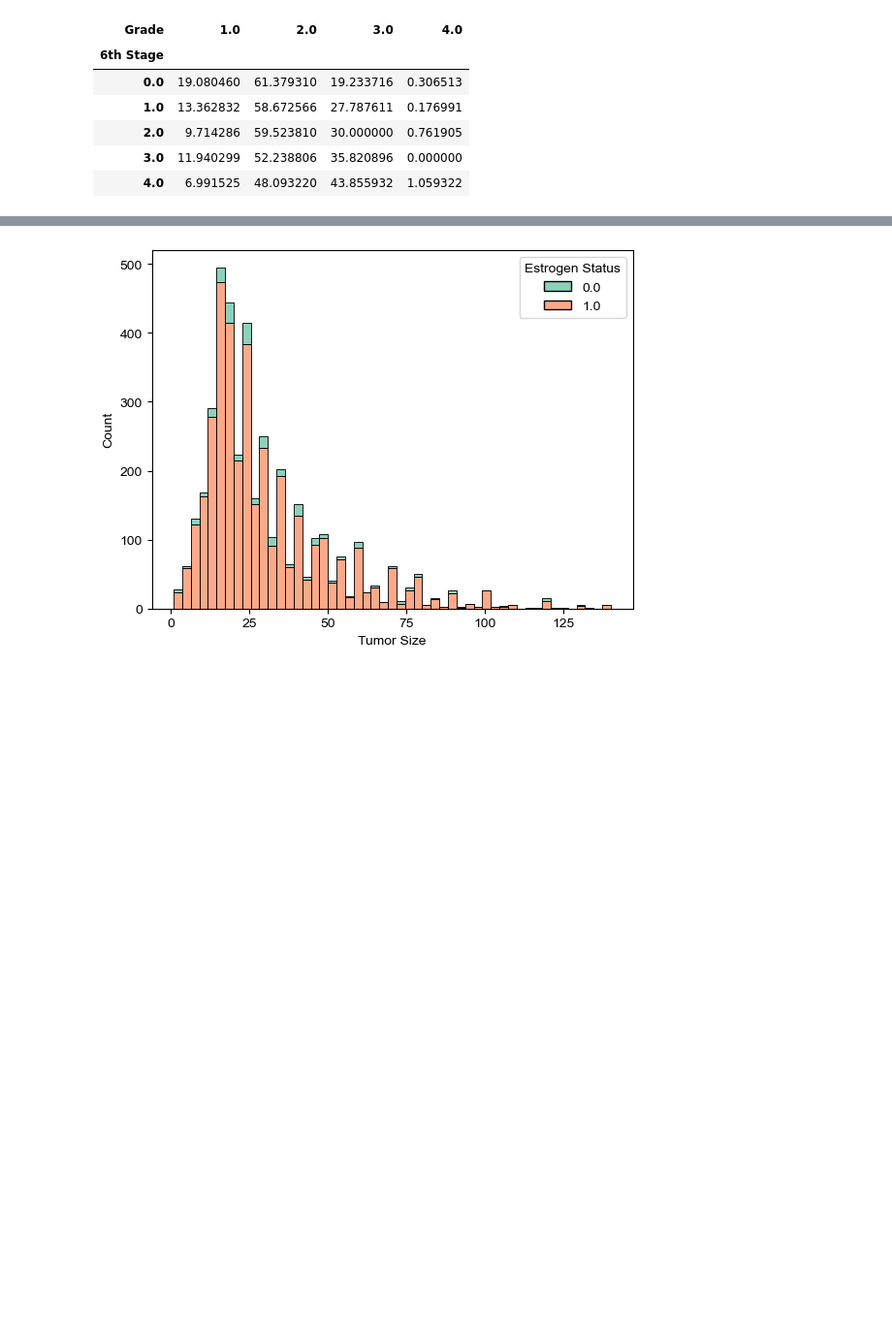
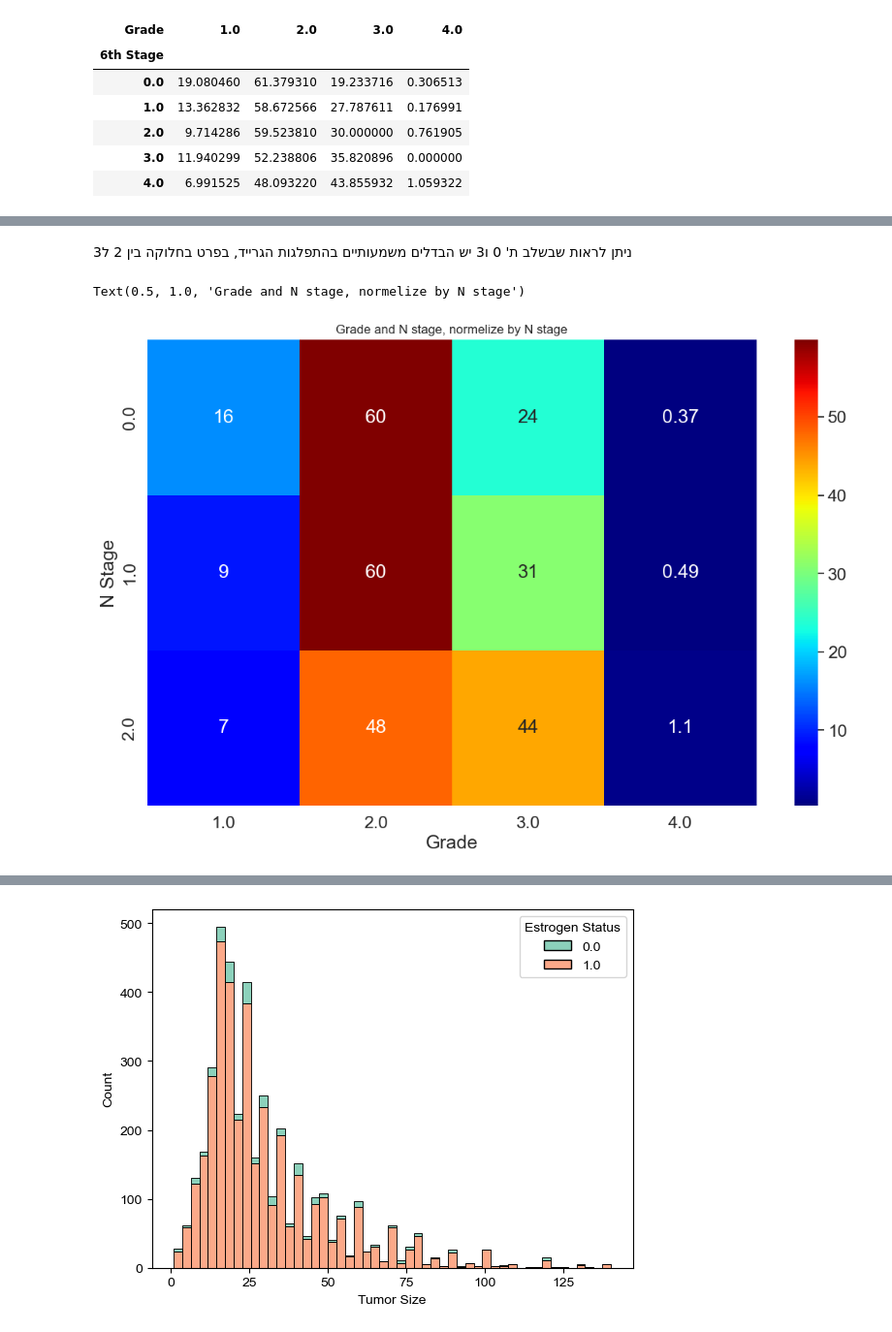
Before and after one commit to roy2392/breast_cancer_classification, a Jupyter notebook: Breast_Cancer_Classification_Project_.ipynb, the cells around one changed output, grey strips where cells are left out. Shown at 97% size. Cells and saved outputs as stored; diff of their text form; code cells hidden in the pictures; blank space fills up the shorter version.

```diff
--- a/Breast_Cancer_Classification_Project_.ipynb
+++ b/Breast_Cancer_Classification_Project_.ipynb
@@ -274,0 +293,9 @@ sns.heatmap(ax=ax, data=df.groupby(['Grade','6th Stage'])['Age'].count().unstack
+# %% [markdown]
+ניתן לראות שבשלב ת' 0 ו3 יש הבדלים משמעותיים בהתפלגות הגרייד, בפרט בחלוקה בין 2 ל3
+# %%
+fig, ax = plt.subplots(figsize=(13, 8))
+sns.heatmap(ax=ax, data=df.groupby(['Grade','N Stage'])['Age'].count().unstack().fillna(0).transform(lambda x: (100*x/sum(x))).T, cmap='jet',annot=True)
+plt.title(label='Grade and N stage, normelize by N stage', fontsize=12)
+# %% [output]
+Text(0.5, 1.0, 'Grade and N stage, normelize by N stage')
+[figure, added]
```
Also changed, not shown: parts of 16 cells of this notebook.
